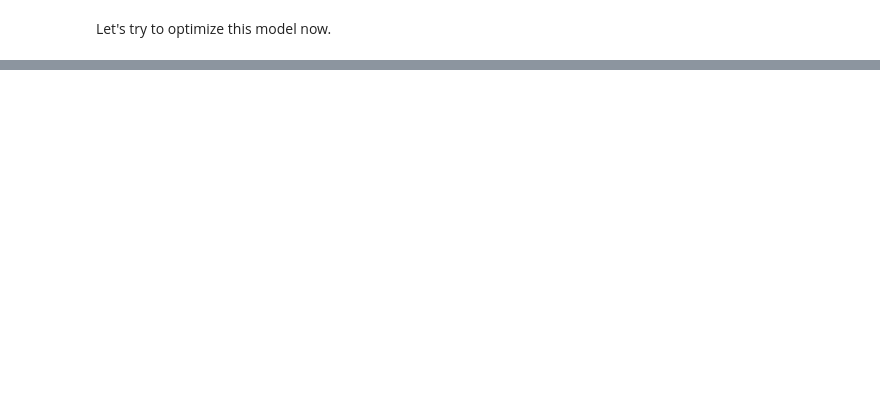
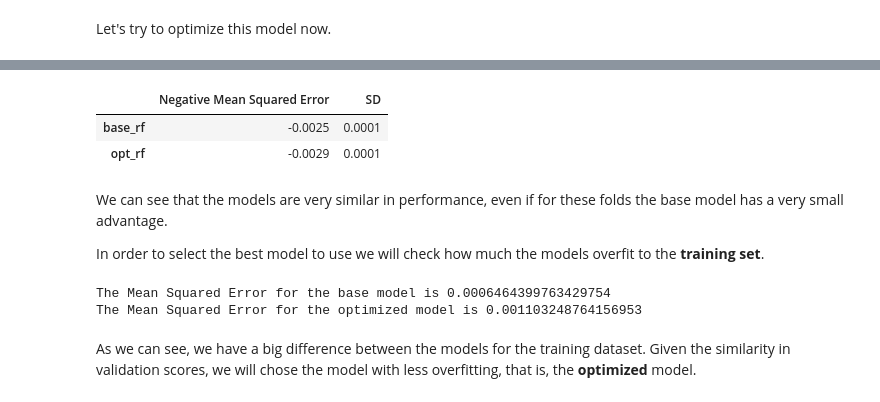
Before and after one commit to ricardoamferreira/ricardoamferreira.github.io, a Jupyter notebook: Notebooks/Zomato_Bangalore_Restaurants.ipynb, the cells around one changed output, grey strips where cells are left out. Drawn from its saved outputs; the diff is of its cells as text; code cells hidden in the pictures; blank space fills up the shorter version.

```diff
--- a/Notebooks/Zomato_Bangalore_Restaurants.ipynb
+++ b/Notebooks/Zomato_Bangalore_Restaurants.ipynb
@@ -602,0 +588,4 @@ Let's try to optimize this model now.
+# %%
+rf = RandomForestRegressor(random_state=seed)
+rf_random = RandomizedSearchCV(estimator = rf, param_distributions = random_grid, scoring="neg_mean_squared_error", n_iter = 100, cv = 3, random_state = seed, n_jobs = -2)
+rf_random.fit(X_train, y_train)
@@ -602,0 +643,15 @@ Let's try to optimize this model now.
+# %%
+n_estimators = [100, 200, 400, 500]
+max_depth = [40,50,60]
+max_depth.append(None)
+min_samples_split = [2, 3, 5]
+min_samples_leaf = [1, 2]
+max_features = ["sqrt"]
+bootstrap = [True, False]
+
+param_grid = {'n_estimators': n_estimators,
+              'max_depth': max_depth,
+              'min_samples_split': min_samples_split,
+              'min_samples_leaf': min_samples_leaf,
+              'max_features': max_features,
+              'bootstrap': bootstrap}
@@ -602,0 +722,30 @@ Let's try to optimize this model now.
+# %%
+cv_results_rf.style.highlight_max(subset="Negative Mean Squared Error")
+# %% [output]
+|  | Negative Mean Squared Error | SD |
+| base_rf | -0.0025 | 0.0001 |
+| opt_rf | -0.0029 | 0.0001 |
+# %% [markdown]
+We can see that the models are very similar in performance, even if for these folds the base model has a very small advantage.
+
+In order to select the best model to use we will check how much the models overfit to the **training set**.
+# %%
+# Base Model
+base_rf.fit(X_train, y_train)
+y_base_pred = base_rf.predict(X_train)
+
+# Optimized Model
+grid_rf.fit(X_train, y_train)
+y_grid_pred = grid_rf.predict(X_train)
+
+# Using the same metric
+mse_base = mean_squared_error(y_train, y_base_pred)
+mse_grid = mean_squared_error(y_train, y_grid_pred)
+
+print(f"The training Mean Squared Error for the base model is {mse_base}")
+print(f"The training Mean Squared Error for the optimized model is {mse_grid}")
+# %% [output]
+The Mean Squared Error for the base model is 0.0006464399763429754
+The Mean Squared Error for the optimized model is 0.001103248764156953
+# %% [markdown]
+As we can see, we have a big difference between the models for the training dataset. Given the similarity in validation scores, we will chose the model with less overfitting, that is, the **optimized** model.
```
Also changed, not shown: parts of 27 cells of this notebook, 1 other file.
